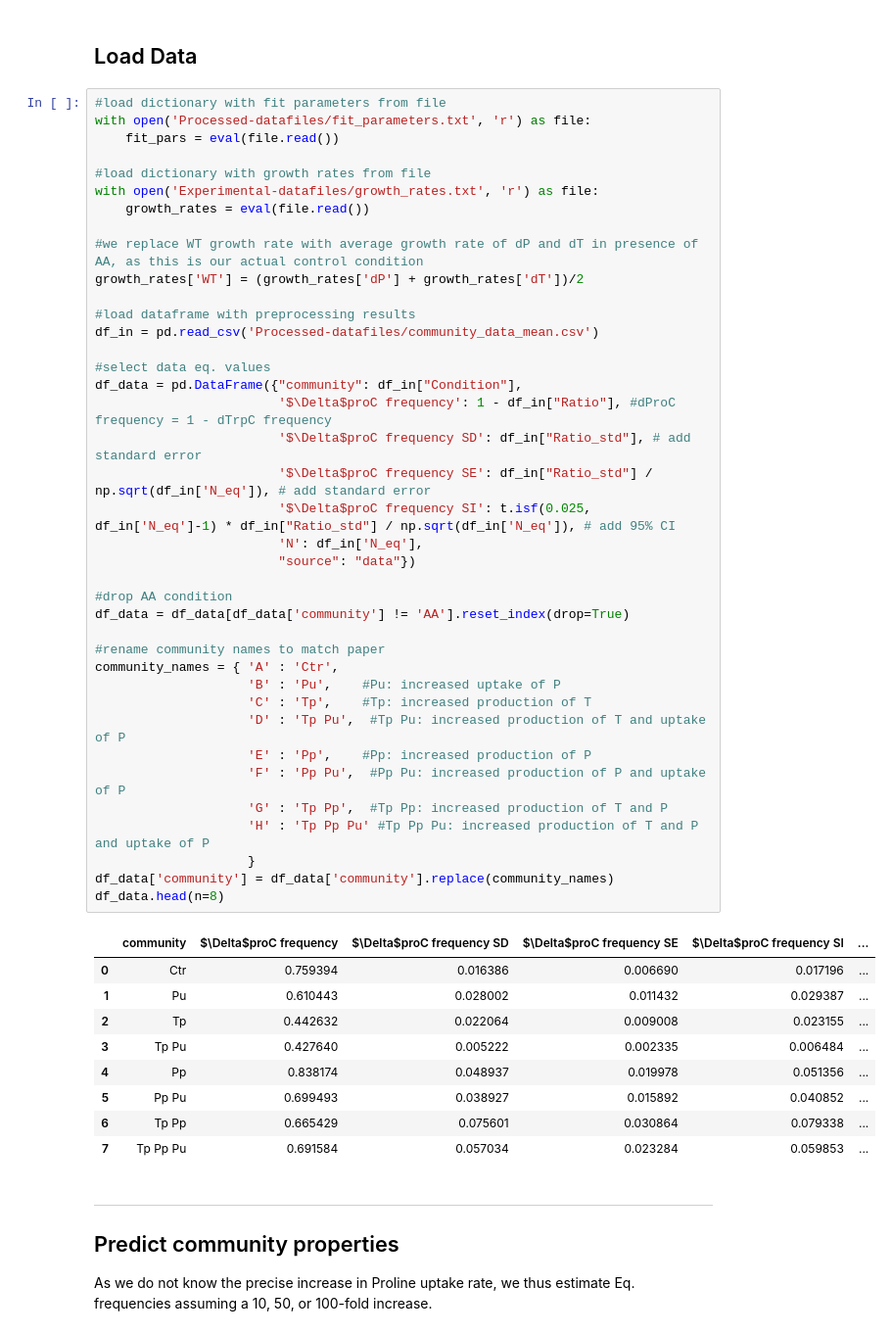
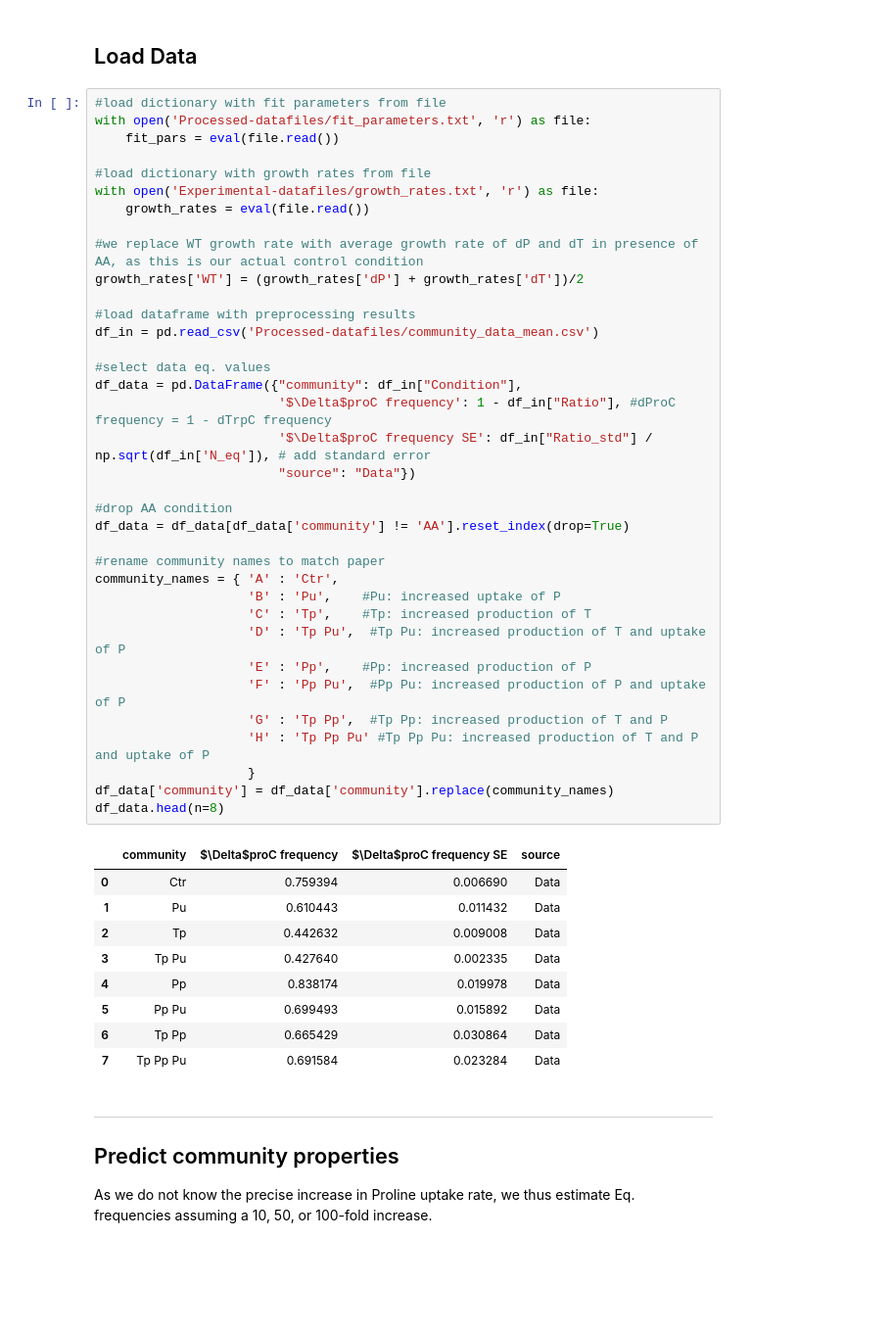
Before and after one commit to simonvanvliet/AuxotrophRangeExpansionModel, a Jupyter notebook: plot_model_predictions_eqfraction.ipynb, the cells around one changed output. Shown at 98% size. Saved outputs shown, nothing was run; the diff lists cells and outputs as text; blank space fills up the shorter version.

```diff
--- a/plot_model_predictions_eqfraction.ipynb
+++ b/plot_model_predictions_eqfraction.ipynb
@@ -26,46 +26,43 @@ with open('Processed-datafiles/fit_parameters.txt', 'r') as file:
 with open('Experimental-datafiles/growth_rates.txt', 'r') as file:
     growth_rates = eval(file.read())
 
 #we replace WT growth rate with average growth rate of dP and dT in presence of AA, as this is our actual control condition
 growth_rates['WT'] = (growth_rates['dP'] + growth_rates['dT'])/2
 
 #load dataframe with preprocessing results
 df_in = pd.read_csv('Processed-datafiles/community_data_mean.csv')
 
 #select data eq. values
 df_data = pd.DataFrame({"community": df_in["Condition"],
                         '$\Delta$proC frequency': 1 - df_in["Ratio"], #dProC frequency = 1 - dTrpC frequency
-                        '$\Delta$proC frequency SD': df_in["Ratio_std"], # add standard error
                         '$\Delta$proC frequency SE': df_in["Ratio_std"] / np.sqrt(df_in['N_eq']), # add standard error
-                        '$\Delta$proC frequency SI': t.isf(0.025, df_in['N_eq']-1) * df_in["Ratio_std"] / np.sqrt(df_in['N_eq']), # add 95% CI
-                        'N': df_in['N_eq'],
-                        "source": "data"})
+                        "source": "Data"})
 
 #drop AA condition
 df_data = df_data[df_data['community'] != 'AA'].reset_index(drop=True)
 
 #rename community names to match paper
 community_names = { 'A' : 'Ctr',
                     'B' : 'Pu',    #Pu: increased uptake of P
                     'C' : 'Tp',    #Tp: increased production of T
                     'D' : 'Tp Pu',  #Tp Pu: increased production of T and uptake of P
                     'E' : 'Pp',    #Pp: increased production of P
                     'F' : 'Pp Pu',  #Pp Pu: increased production of P and uptake of P
                     'G' : 'Tp Pp',  #Tp Pp: increased production of T and P
                     'H' : 'Tp Pp Pu' #Tp Pp Pu: increased production of T and P and uptake of P
                     }
 df_data['community'] = df_data['community'].replace(community_names)
 df_data.head(n=8)
 # %% [output]
-|  | community | $\Delta$proC frequency | $\Delta$proC frequency SD | $\Delta$proC frequency SE | $\Delta$proC frequency SI | ... |
-| 0 | Ctr | 0.759394 | 0.016386 | 0.006690 | 0.017196 | ... |
-| 1 | Pu | 0.610443 | 0.028002 | 0.011432 | 0.029387 | ... |
-| 2 | Tp | 0.442632 | 0.022064 | 0.009008 | 0.023155 | ... |
-| 3 | Tp Pu | 0.427640 | 0.005222 | 0.002335 | 0.006484 | ... |
-| 4 | Pp | 0.838174 | 0.048937 | 0.019978 | 0.051356 | ... |
-| 5 | Pp Pu | 0.699493 | 0.038927 | 0.015892 | 0.040852 | ... |
-| 6 | Tp Pp | 0.665429 | 0.075601 | 0.030864 | 0.079338 | ... |
-| 7 | Tp Pp Pu | 0.691584 | 0.057034 | 0.023284 | 0.059853 | ... |
+|  | community | $\Delta$proC frequency | $\Delta$proC frequency SE | source |
+| 0 | Ctr | 0.759394 | 0.006690 | Data |
+| 1 | Pu | 0.610443 | 0.011432 | Data |
+| 2 | Tp | 0.442632 | 0.009008 | Data |
+| 3 | Tp Pu | 0.427640 | 0.002335 | Data |
+| 4 | Pp | 0.838174 | 0.019978 | Data |
+| 5 | Pp Pu | 0.699493 | 0.015892 | Data |
+| 6 | Tp Pp | 0.665429 | 0.030864 | Data |
+| 7 | Tp Pp Pu | 0.691584 | 0.023284 | Data |
 # %% [markdown]
 ---
 
```
Also changed, not shown: parts of 6 cells of this notebook, 6 other files.
